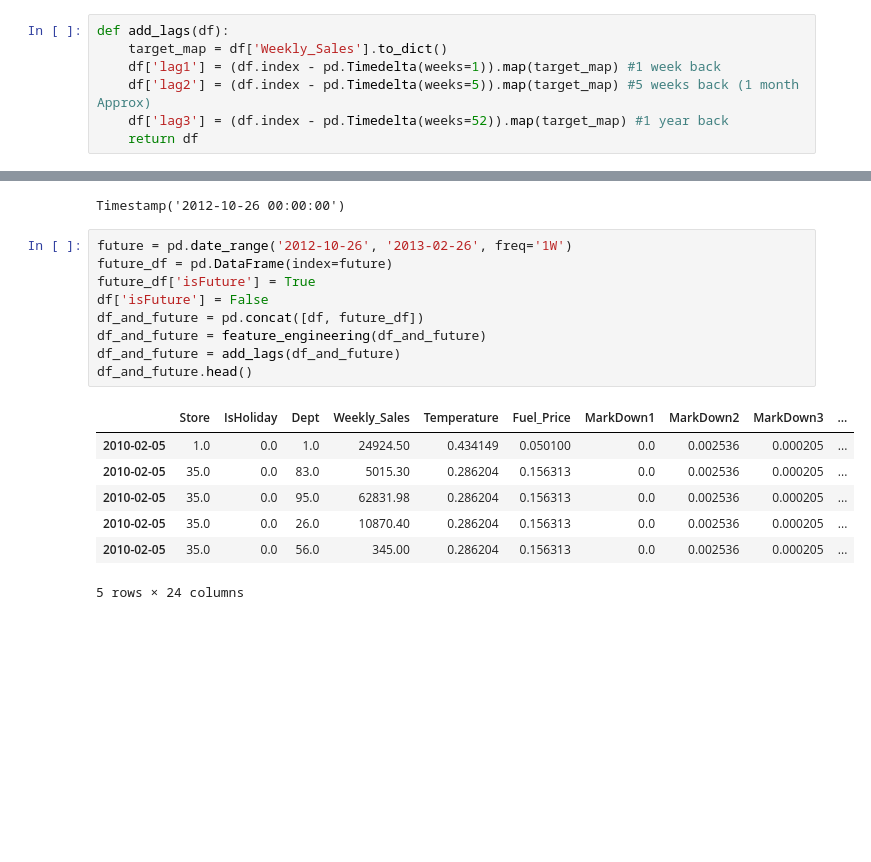
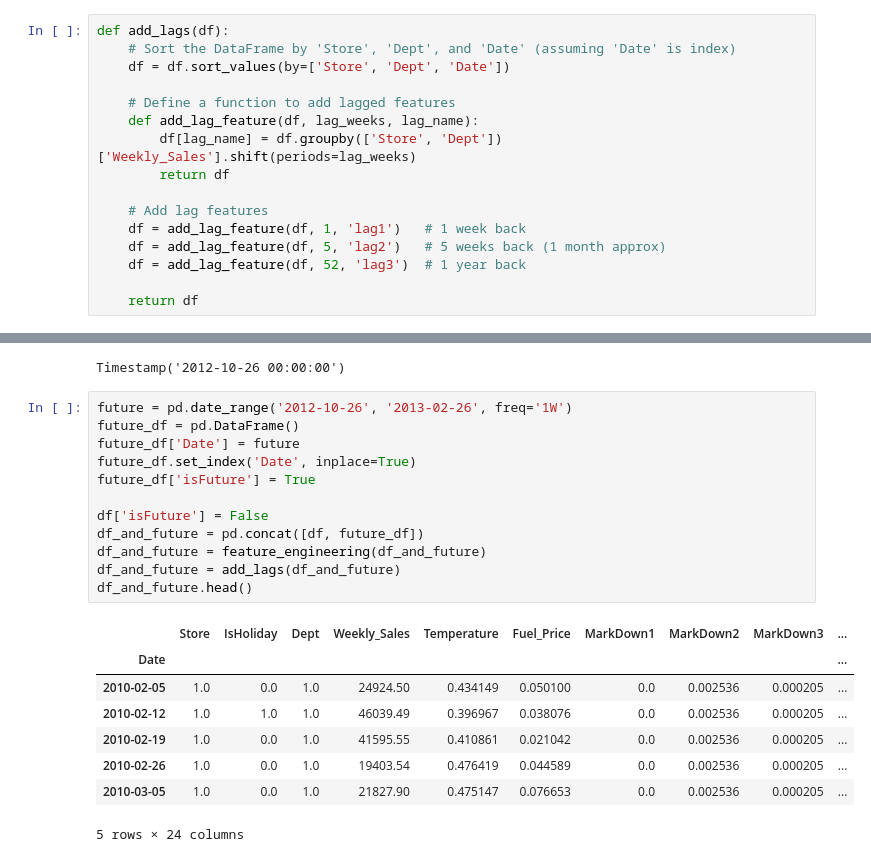
Before and after one commit to Noah-Marra/Demand-Forecasting, a Jupyter notebook: src/model_training/xgboost.ipynb, the cells around one changed output, grey strips where cells are left out. Drawn from its saved outputs; the diff is of its cells as text; blank space fills up the shorter version.

```diff
--- a/src/model_training/xgboost.ipynb
+++ b/src/model_training/xgboost.ipynb
@@ -40,13 +40,22 @@ def feature_engineering(df):
     df['Size_Type'] = df['Size'] * df['Type'] #concatenating the 2 highly correlated features in to one.
 
     return df
-# %%
-def add_lags(df):
-    target_map = df['Weekly_Sales'].to_dict()
-    df['lag1'] = (df.index - pd.Timedelta(weeks=1)).map(target_map) #1 week back
-    df['lag2'] = (df.index - pd.Timedelta(weeks=5)).map(target_map) #5 weeks back (1 month Approx)
-    df['lag3'] = (df.index - pd.Timedelta(weeks=52)).map(target_map) #1 year back
-    return df
+# %%
+def add_lags(df):
+    # Sort the DataFrame by 'Store', 'Dept', and 'Date' (assuming 'Date' is index)
+    df = df.sort_values(by=['Store', 'Dept', 'Date'])
+
+    # Define a function to add lagged features
+    def add_lag_feature(df, lag_weeks, lag_name):
+        df[lag_name] = df.groupby(['Store', 'Dept'])['Weekly_Sales'].shift(periods=lag_weeks)
+        return df
+
+    # Add lag features
+    df = add_lag_feature(df, 1, 'lag1')   # 1 week back
+    df = add_lag_feature(df, 5, 'lag2')   # 5 weeks back (1 month approx)
+    df = add_lag_feature(df, 52, 'lag3')  # 1 year back
+
+    return df
 # %%
 df = pd.read_csv('../data/walmart_data.csv')
 df = preprocess(df)
@@ -200,20 +217,24 @@ df.index.max()
 Timestamp('2012-10-26 00:00:00')
 # %%
 future = pd.date_range('2012-10-26', '2013-02-26', freq='1W')
-future_df = pd.DataFrame(index=future)
+future_df = pd.DataFrame()
+future_df['Date'] = future
+future_df.set_index('Date', inplace=True)
 future_df['isFuture'] = True
+
 df['isFuture'] = False
 df_and_future = pd.concat([df, future_df])
 df_and_future = feature_engineering(df_and_future)
 df_and_future = add_lags(df_and_future)
 df_and_future.head()
 # %% [output]
 |  | Store | IsHoliday | Dept | Weekly_Sales | Temperature | Fuel_Price | MarkDown1 | MarkDown2 | MarkDown3 | ... |
+| Date |  |  |  |  |  |  |  |  |  | ... |
 | 2010-02-05 | 1.0 | 0.0 | 1.0 | 24924.50 | 0.434149 | 0.050100 | 0.0 | 0.002536 | 0.000205 | ... |
-| 2010-02-05 | 35.0 | 0.0 | 83.0 | 5015.30 | 0.286204 | 0.156313 | 0.0 | 0.002536 | 0.000205 | ... |
-| 2010-02-05 | 35.0 | 0.0 | 95.0 | 62831.98 | 0.286204 | 0.156313 | 0.0 | 0.002536 | 0.000205 | ... |
-| 2010-02-05 | 35.0 | 0.0 | 26.0 | 10870.40 | 0.286204 | 0.156313 | 0.0 | 0.002536 | 0.000205 | ... |
-| 2010-02-05 | 35.0 | 0.0 | 56.0 | 345.00 | 0.286204 | 0.156313 | 0.0 | 0.002536 | 0.000205 | ... |
+| 2010-02-12 | 1.0 | 1.0 | 1.0 | 46039.49 | 0.396967 | 0.038076 | 0.0 | 0.002536 | 0.000205 | ... |
+| 2010-02-19 | 1.0 | 0.0 | 1.0 | 41595.55 | 0.410861 | 0.021042 | 0.0 | 0.002536 | 0.000205 | ... |
+| 2010-02-26 | 1.0 | 0.0 | 1.0 | 19403.54 | 0.476419 | 0.044589 | 0.0 | 0.002536 | 0.000205 | ... |
+| 2010-03-05 | 1.0 | 0.0 | 1.0 | 21827.90 | 0.475147 | 0.076653 | 0.0 | 0.002536 | 0.000205 | ... |
 5 rows × 24 columns
 # %%
 future_w_features = df_and_future.query('isFuture').copy()
```
Also changed, not shown: parts of 12 cells of this notebook, 1 other file.
